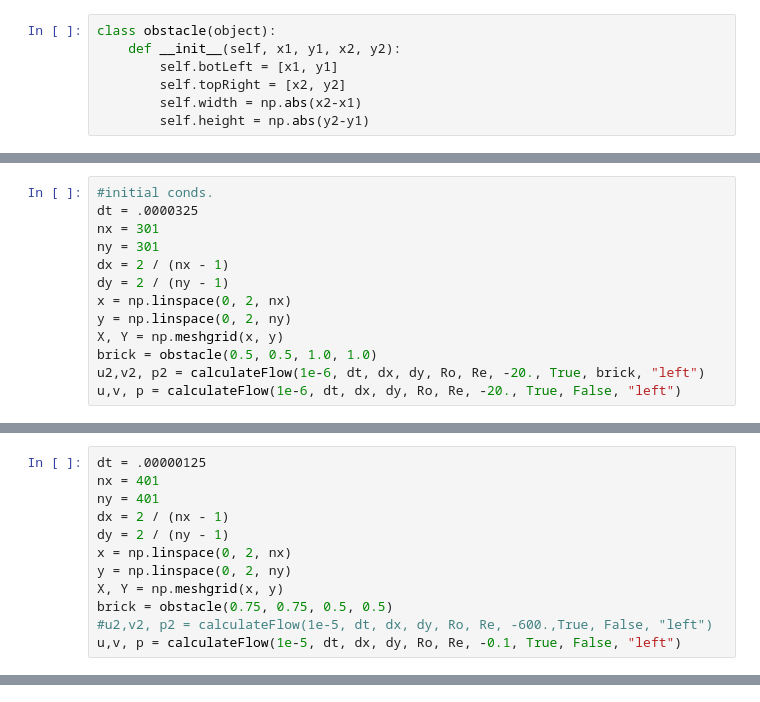
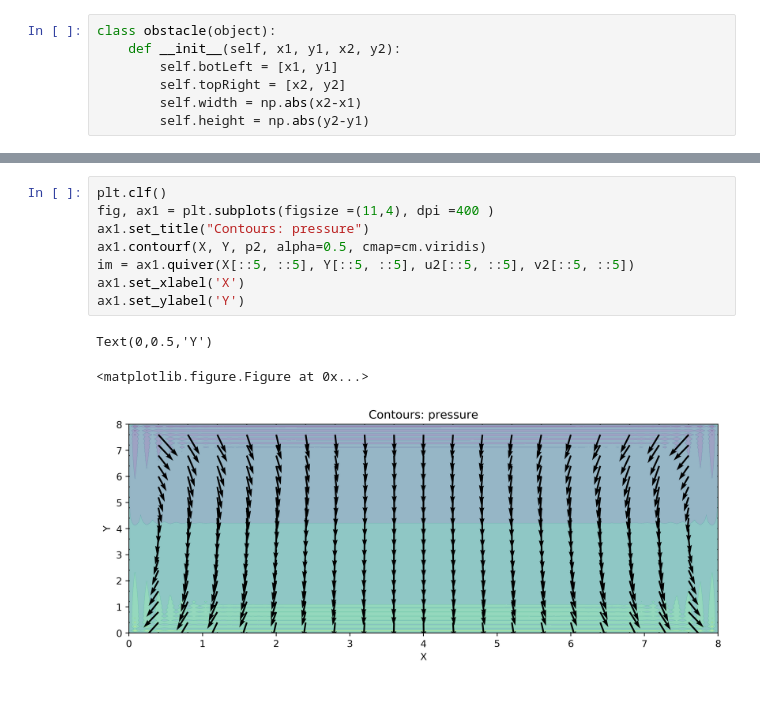
Before and after one commit to balintkaszas/NSPython, a Jupyter notebook: src/basicCFD.ipynb, the cells around one changed output, grey strips where cells are left out. Drawn from its saved outputs; the diff is of its cells as text.

```diff
--- a/src/basicCFD.ipynb
+++ b/src/basicCFD.ipynb
@@ -295,13 +192,0 @@ NameError: name 'p2' is not defined
-# %%
-#initial conds.
-dt = .0000325
-nx = 301
-ny = 301
-dx = 2 / (nx - 1)
-dy = 2 / (ny - 1)
-x = np.linspace(0, 2, nx)
-y = np.linspace(0, 2, ny)
-X, Y = np.meshgrid(x, y)
-brick = obstacle(0.5, 0.5, 1.0, 1.0)
-u2,v2, p2 = calculateFlow(1e-6, dt, dx, dy, Ro, Re, -20., True, brick, "left")
-u,v, p = calculateFlow(1e-6, dt, dx, dy, Ro, Re, -20., True, False, "left")
@@ -334,12 +192,0 @@ plt.savefig('fig3.pdf', bbox_inches='tight')
-# %%
-dt = .00000125
-nx = 401
-ny = 401
-dx = 2 / (nx - 1)
-dy = 2 / (ny - 1)
-x = np.linspace(0, 2, nx)
-y = np.linspace(0, 2, ny)
-X, Y = np.meshgrid(x, y)
-brick = obstacle(0.75, 0.75, 0.5, 0.5)
-#u2,v2, p2 = calculateFlow(1e-5, dt, dx, dy, Ro, Re, -600.,True, False, "left")
-u,v, p = calculateFlow(1e-5, dt, dx, dy, Ro, Re, -0.1, True, False, "left")
@@ -384,0 +193,12 @@ plt.savefig('fig5.pdf', bbox_inches='tight')
+# %%
+plt.clf()
+fig, ax1 = plt.subplots(figsize =(11,4), dpi =400 )
+ax1.set_title("Contours: pressure")
+ax1.contourf(X, Y, p2, alpha=0.5, cmap=cm.viridis)
+im = ax1.quiver(X[::5, ::5], Y[::5, ::5], u2[::5, ::5], v2[::5, ::5])
+ax1.set_xlabel('X')
+ax1.set_ylabel('Y')
+# %% [output]
+Text(0,0.5,'Y')
+<matplotlib.figure.Figure at 0x...>
+[figure, added]
```
Also changed, not shown: parts of 14 cells of this notebook.
